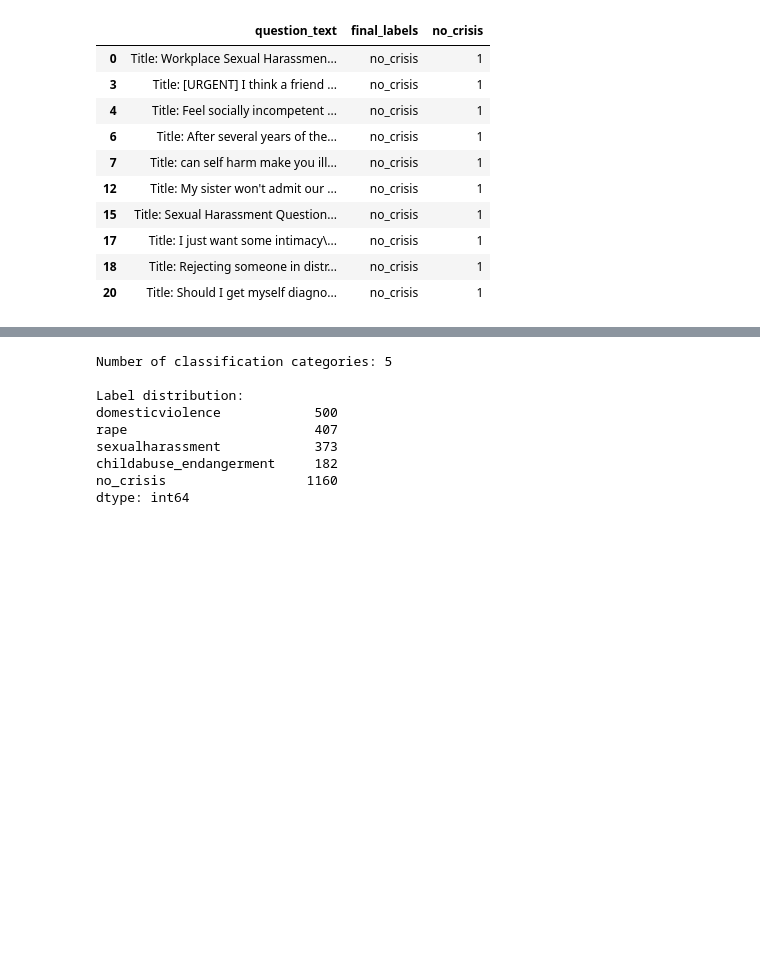
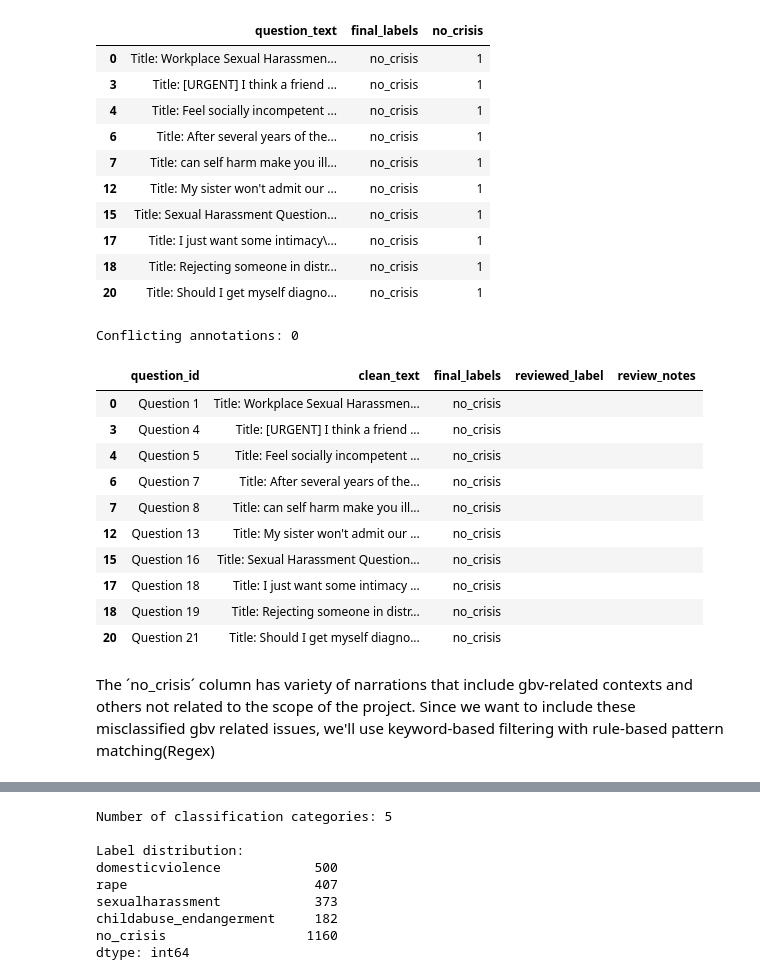
Before and after one commit to Njeri-Kiarie/Final_Capstone, a Jupyter notebook: salama.ipynb, the cells around one changed output, grey strips where cells are left out. Cells and saved outputs as stored; diff of their text form; code cells hidden in the pictures; blank space fills up the shorter version.

```diff
--- a/salama.ipynb
+++ b/salama.ipynb
@@ -988,3 +988,46 @@ gbv[gbv["no_crisis"] == 1][
 | 17 | Title: I just want some intimacy\... | no_crisis | 1 |
 | 18 | Title: Rejecting someone in distr... | no_crisis | 1 |
 | 20 | Title: Should I get myself diagno... | no_crisis | 1 |
+# %%
+gbv_labels = [
+    "domesticviolence",
+    "rape",
+    "sexualharassment",
+    "childabuse_endangerment"
+]
+
+conflicting_labels = gbv[
+    (gbv["no_crisis"] == 1) &
+    (gbv[gbv_labels].sum(axis=1) > 0)
+]
+
+print("Conflicting annotations:", len(conflicting_labels))
+# %% [output]
+Conflicting annotations: 0
+# %%
+# Select narratives originally labelled No Crisis
+no_crisis_review = gbv[gbv["no_crisis"] == 1].copy()
+
+# Add columns for manual annotation
+no_crisis_review["reviewed_label"] = ""
+no_crisis_review["review_notes"] = ""
+
+# Display the first 10 narratives for review
+no_crisis_review[
+    ["question_id", "clean_text", "final_labels",
+     "reviewed_label", "review_notes"]
+].head(10)
+# %% [output]
+|  | question_id | clean_text | final_labels | reviewed_label | review_notes |
+| 0 | Question 1 | Title: Workplace Sexual Harassmen... | no_crisis |  |  |
+| 3 | Question 4 | Title: [URGENT] I think a friend ... | no_crisis |  |  |
+| 4 | Question 5 | Title: Feel socially incompetent ... | no_crisis |  |  |
+| 6 | Question 7 | Title: After several years of the... | no_crisis |  |  |
+| 7 | Question 8 | Title: can self harm make you ill... | no_crisis |  |  |
+| 12 | Question 13 | Title: My sister won't admit our ... | no_crisis |  |  |
+| 15 | Question 16 | Title: Sexual Harassment Question... | no_crisis |  |  |
+| 17 | Question 18 | Title: I just want some intimacy ... | no_crisis |  |  |
+| 18 | Question 19 | Title: Rejecting someone in distr... | no_crisis |  |  |
+| 20 | Question 21 | Title: Should I get myself diagno... | no_crisis |  |  |
+# %% [markdown]
+The ´no_crisis´ column has variety of narrations that include gbv-related contexts and others not related to the scope of the project. Since we want to include these misclassified gbv related issues, we'll use keyword-based filtering with rule-based pattern matching(Regex)
```
Also changed, not shown: parts of 19 cells of this notebook.
